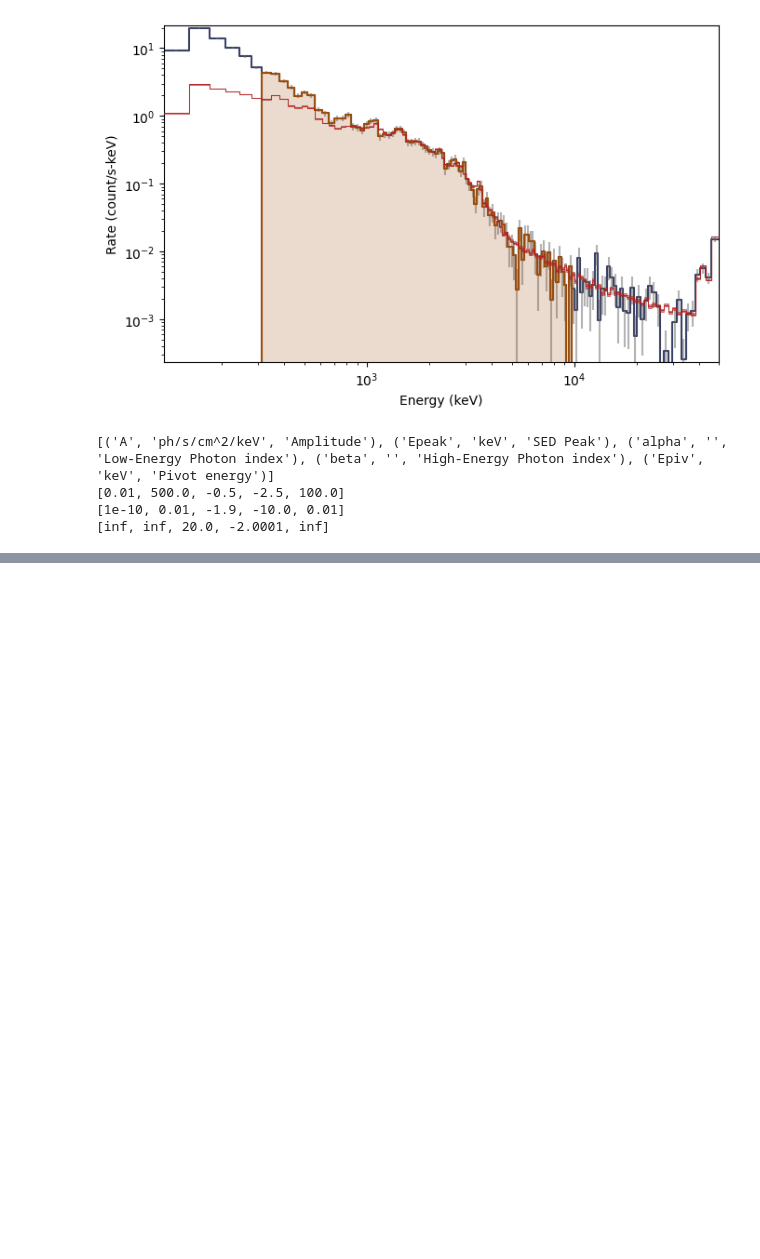
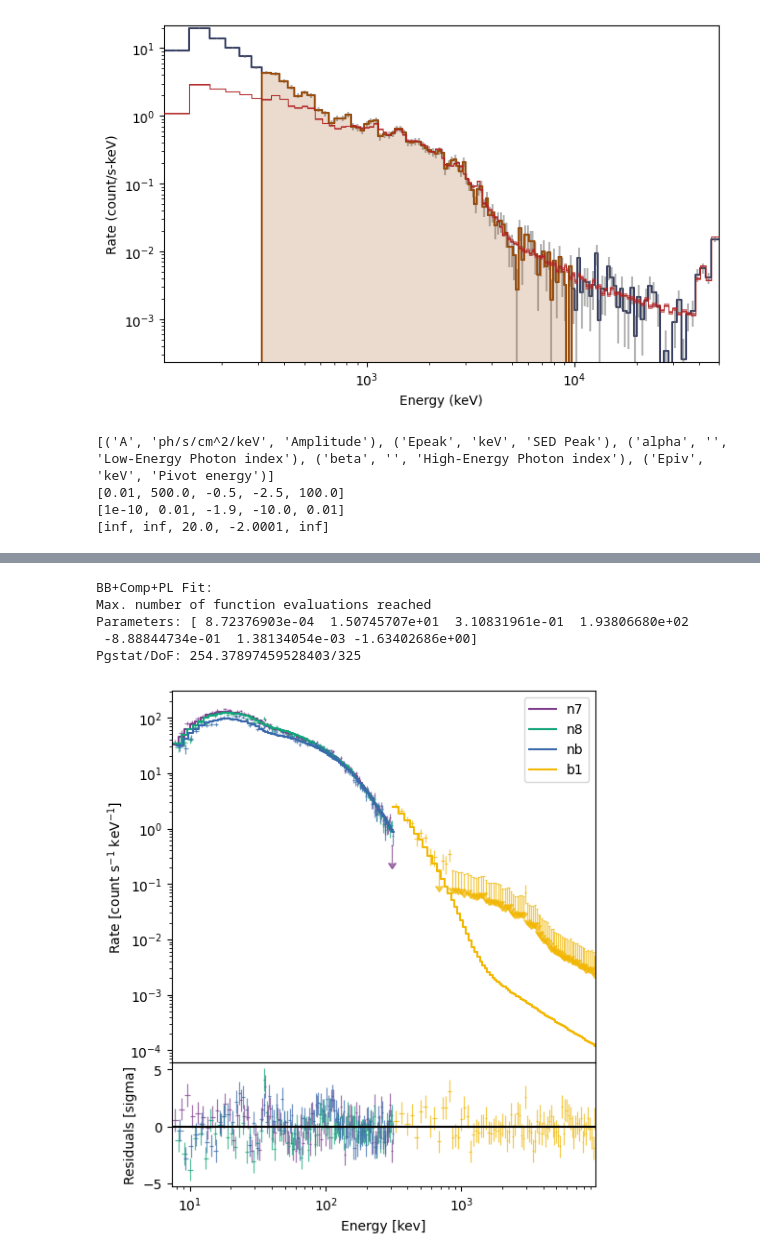
Before and after one commit to BrianDL/astro2025S02-GRB, a Jupyter notebook: analisis_espectral_simple_v2.ipynb, the cells around one changed output, grey strips where cells are left out. Drawn from its saved outputs; the diff is of its cells as text; code cells hidden in the pictures; blank space fills up the shorter version.

```diff
--- a/analisis_espectral_simple_v2.ipynb
+++ b/analisis_espectral_simple_v2.ipynb
@@ -358,0 +280,24 @@ def band_por_pares(cspec_by_det, rsp2_by_det, bkg_by_det,
+# %%
+from gdt.core.spectra.functions import BlackBody, Comptonized, PowerLaw
+
+# we've defined a new model that is the sum of a Comptonized function and a power law
+comp_pl = BlackBody() + Comptonized() + PowerLaw()
+
+# rerun the fit
+print('BB+Comp+PL Fit:')
+specfitter.fit(comp_pl, options= {'maxiter': 1000})
+
+print(specfitter.message)
+print('Parameters: {}'.format(specfitter.parameters))
+print('Pgstat/DoF: {}/{}'.format(specfitter.statistic, specfitter.dof))
+# %% [output]
+BB+Comp+PL Fit:
+Max. number of function evaluations reached
+Parameters: [ 8.72376903e-04  1.50745707e+01  3.10831961e-01  1.93806680e+02
+ -8.88844734e-01  1.38134054e-03 -1.63402686e+00]
+Pgstat/DoF: 254.37897459528403/325
+# %%
+modelplot = ModelFit(fitter=specfitter)
+plt.savefig(f"imagenes/fit_bn{object_name}_band.pdf", bbox_inches='tight')
+# %% [output]
+[figure, added]
```
Also changed, not shown: parts of 6 cells of this notebook.
